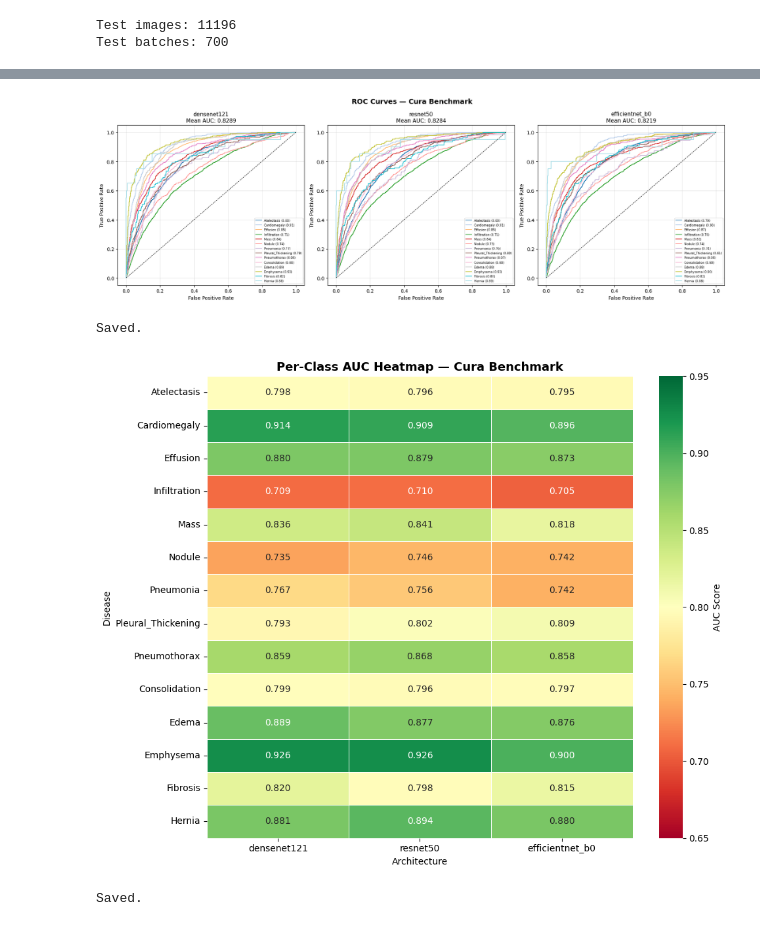
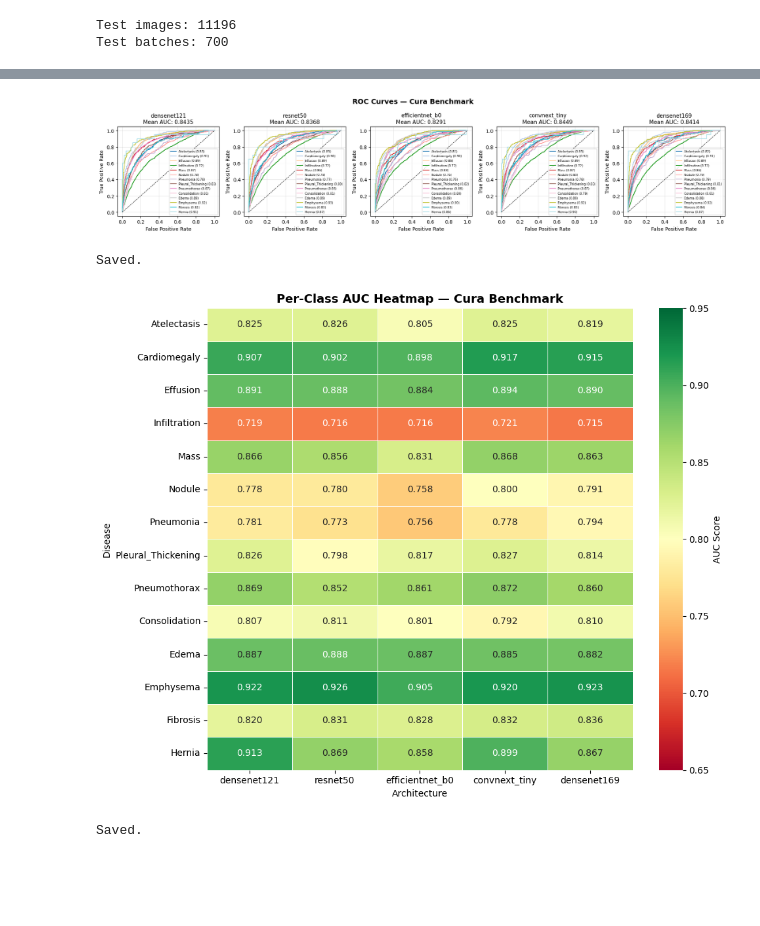
Before and after one commit to m-j-r-q/Cura, a Jupyter notebook: notebooks/04-Evaluation.ipynb, the cells around one changed output, grey strips where cells are left out. Saved outputs shown, nothing was run; the diff lists cells and outputs as text; code cells hidden in the pictures; blank space fills up the shorter version.

```diff
--- a/notebooks/04-Evaluation.ipynb
+++ b/notebooks/04-Evaluation.ipynb
@@ -61,24 +69,33 @@ def get_predictions(model, loader, device):
     )
 # %%
 ARCHITECTURES = {
-    'densenet121': 'densenet121_best.pt',
-    'resnet50':    'resnet50_best.pt',
-    'efficientnet_b0': 'efficientnet_b0_best.pt',
+    'densenet121': 'densenet121_best.safetensors',
+    'resnet50': 'resnet50_best.safetensors',
+    'efficientnet_b0': 'efficientnet_b0_best.safetensors',
+    'convnext_tiny': 'convnext_tiny_best.safetensors',
+    'densenet169': 'densenet169_best.safetensors',
 }
-
-results = {}  # stores labels and probs per architecture
+results = {}
 
 for arch, filename in ARCHITECTURES.items():
     print(f"\nEvaluating {arch}...")
 
-    model = build_model(arch, pretrained=False).to(device)
-    state_dict = torch.load(f'{DATA_DIR}/{filename}', map_location=device)
+    model = build_model(
+        arch,
+        pretrained=False,
+        dropout_p=0.2,
+        internal_dropout_p=0.0
+    ).to(device)
+    state_dict = load_file(
+        f'{DATA_DIR}/{filename}',
+        device=str(device)
+    )
+
     model.load_state_dict(state_dict)
 
     labels, probs = get_predictions(model, test_loader, device)
     results[arch] = {'labels': labels, 'probs': probs}
 
-    # Free GPU memory before next model
     del model
     torch.cuda.empty_cache()
 
@@ -144,32 +161,32 @@ MEAN                     0.8289    0.8284           0.8219  0.8264
 # %%
-fig, axes = plt.subplots(1, 3, figsize=(18, 6))
+fig, axes = plt.subplots(1, 5, figsize=(18, 4))
 colors = plt.cm.tab20(np.linspace(0, 1, NUM_CLASSES))
 
 for ax, arch in zip(axes, ARCHITECTURES):
     labels = results[arch]['labels']
     probs  = results[arch]['probs']
 
     for i, disease in enumerate(DISEASES):
         if labels[:, i].sum() > 0:
             fpr, tpr, _ = roc_curve(labels[:, i], probs[:, i])
             auc = roc_auc_score(labels[:, i], probs[:, i])
             ax.plot(fpr, tpr, color=colors[i],
                    label=f'{disease} ({auc:.2f})', linewidth=1.2)
 
     ax.plot([0,1], [0,1], 'k--', linewidth=0.8)
     ax.set_title(f'{arch}\nMean AUC: {auc_df.loc["MEAN", arch]:.4f}', fontsize=11)
     ax.set_xlabel('False Positive Rate')
     ax.set_ylabel('True Positive Rate')
     ax.legend(fontsize=6, loc='lower right')
     ax.grid(True, alpha=0.3)
 
 plt.suptitle('ROC Curves — Cura Benchmark', fontsize=14, fontweight='bold')
 plt.tight_layout()
 plt.savefig(f'{OUTPUT_DIR}/roc_curves.png', dpi=150, bbox_inches='tight')
 plt.show()
 print("Saved.")
 # %% [output]
-[figure, old version]
+[figure, new version]
 Saved.
 # %%
 plt.figure(figsize=(10, 8))
@@ -195,5 +212,5 @@ plt.savefig(f'{OUTPUT_DIR}/auc_heatmap.png', dpi=150, bbox_inches='tight')
 plt.show()
 print("Saved.")
 # %% [output]
-[figure, old version]
+[figure, new version]
 Saved.
```
Also changed, not shown: parts of 9 cells of this notebook, 4 other files.
